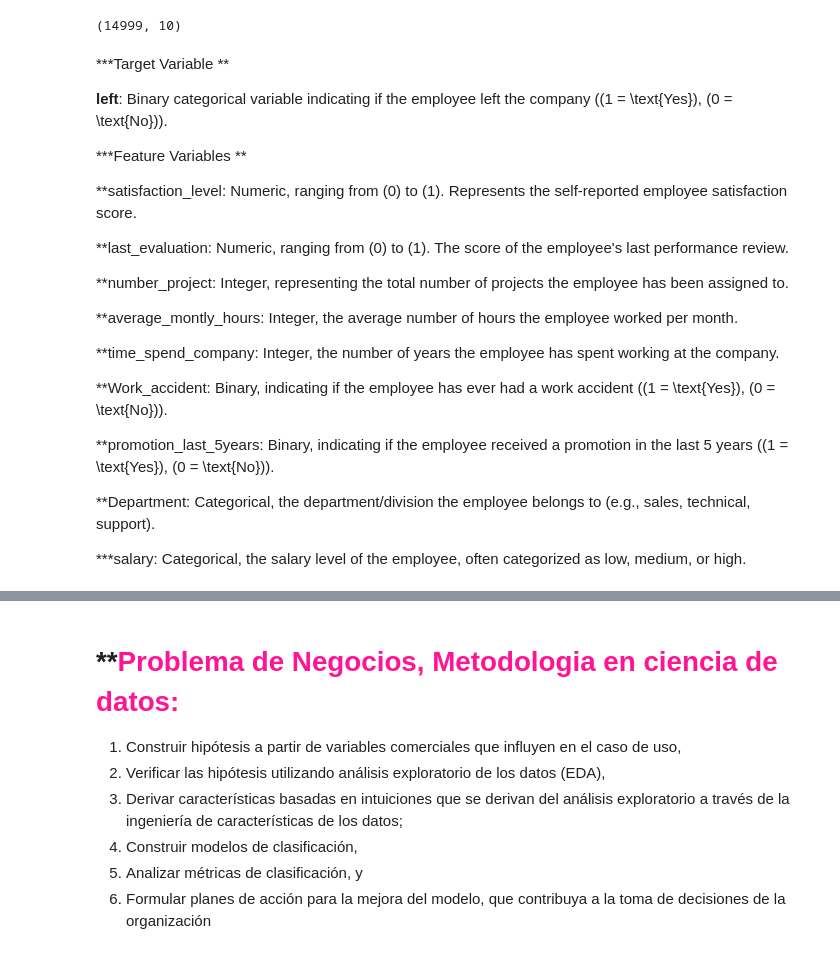
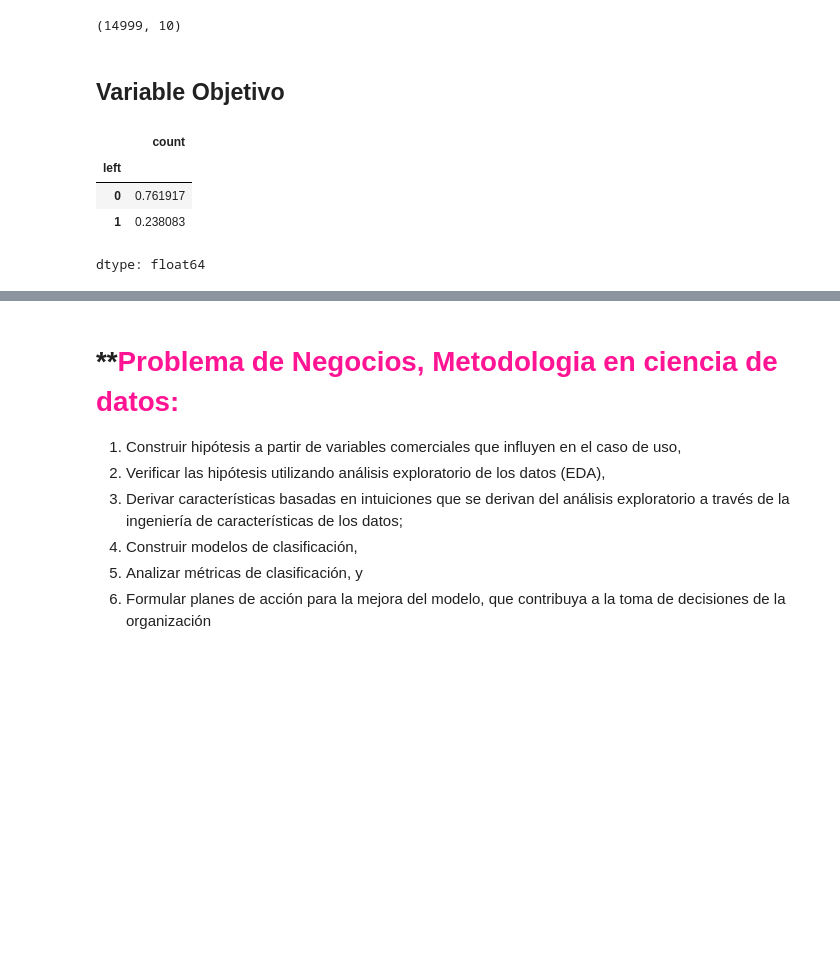
Before and after one commit to Viny2030/UMSA-Analisis_de_datos, a Jupyter notebook: bds_pycaret_001_02.ipynb, the cells around one changed output, grey strips where cells are left out. Cells and saved outputs as stored; diff of their text form; code cells hidden in the pictures; blank space fills up the shorter version.

```diff
--- a/bds_pycaret_001_02.ipynb
+++ b/bds_pycaret_001_02.ipynb
@@ -147,28 +147,13 @@ data = get_data('employee')
 data.shape
 # %% [output]
 (14999, 10)
-# %% [markdown]
-***Target Variable **
-
-**left**: Binary categorical variable indicating if the employee left the company (\(1 = \text{Yes}\), \(0 = \text{No}\)).
-
-
-***Feature Variables **
-
-**satisfaction_level: Numeric, ranging from \(0\) to \(1\). Represents the self-reported employee satisfaction score.
-
-**last_evaluation: Numeric, ranging from \(0\) to \(1\). The score of the employee's last performance review.
-
-**number_project: Integer, representing the total number of projects the employee has been assigned to.
-
-**average_montly_hours: Integer, the average number of hours the employee worked per month.
-
-**time_spend_company: Integer, the number of years the employee has spent working at the company.
-
-**Work_accident: Binary, indicating if the employee has ever had a work accident (\(1 = \text{Yes}\), \(0 = \text{No}\)).
-
-**promotion_last_5years: Binary, indicating if the employee received a promotion in the last 5 years (\(1 = \text{Yes}\), \(0 = \text{No}\)).
-
-**Department: Categorical, the department/division the employee belongs to (e.g., sales, technical, support).
-
-***salary: Categorical, the salary level of the employee, often categorized as low, medium, or high.
+# %% [markdown]
+## Variable Objetivo
+# %%
+data.left.value_counts()/len(data)
+# %% [output]
+|  | count |
+| left |  |
+| 0 | 0.761917 |
+| 1 | 0.238083 |
+dtype: float64
```
Also changed, not shown: parts of 42 cells of this notebook.
